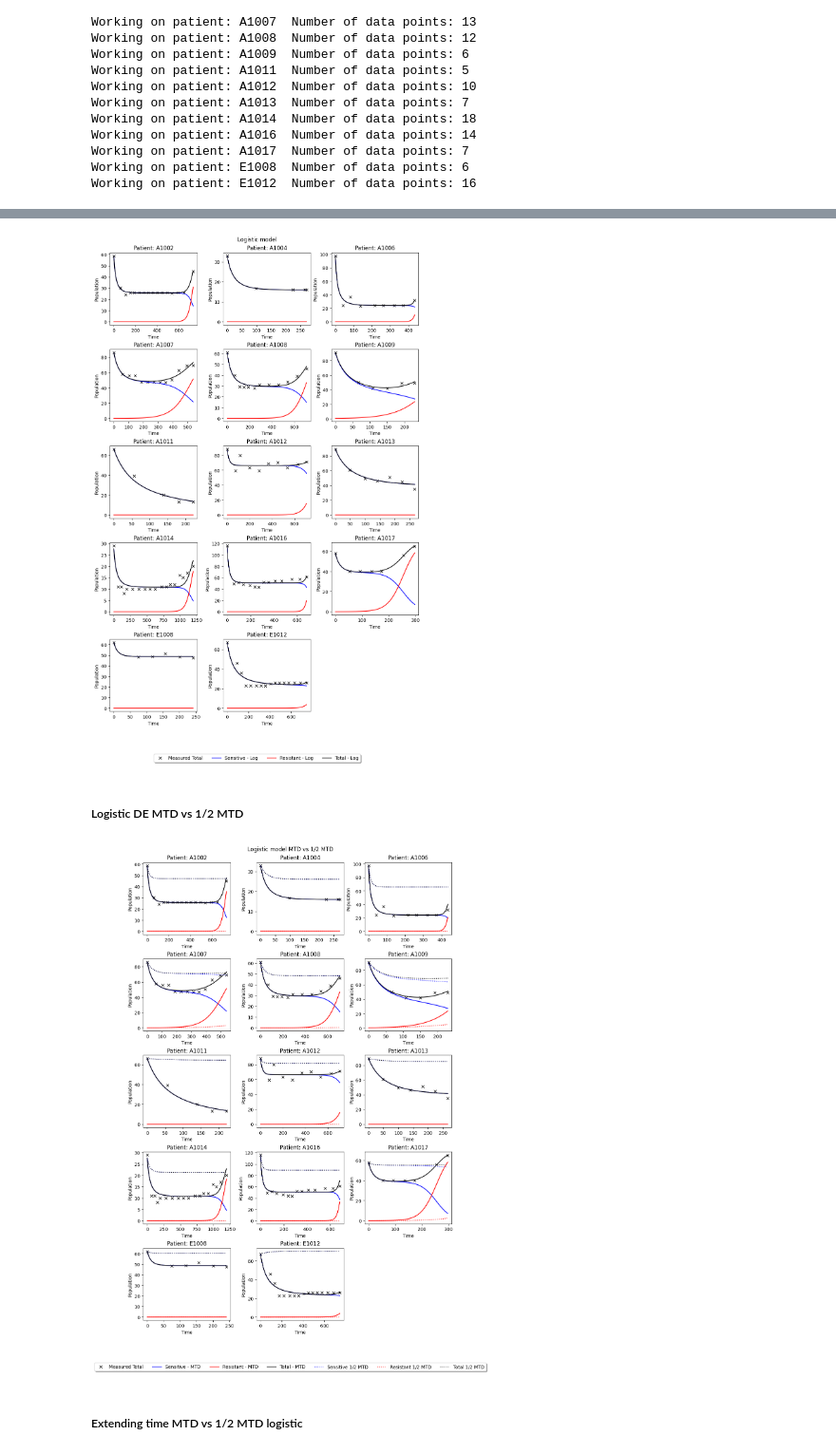
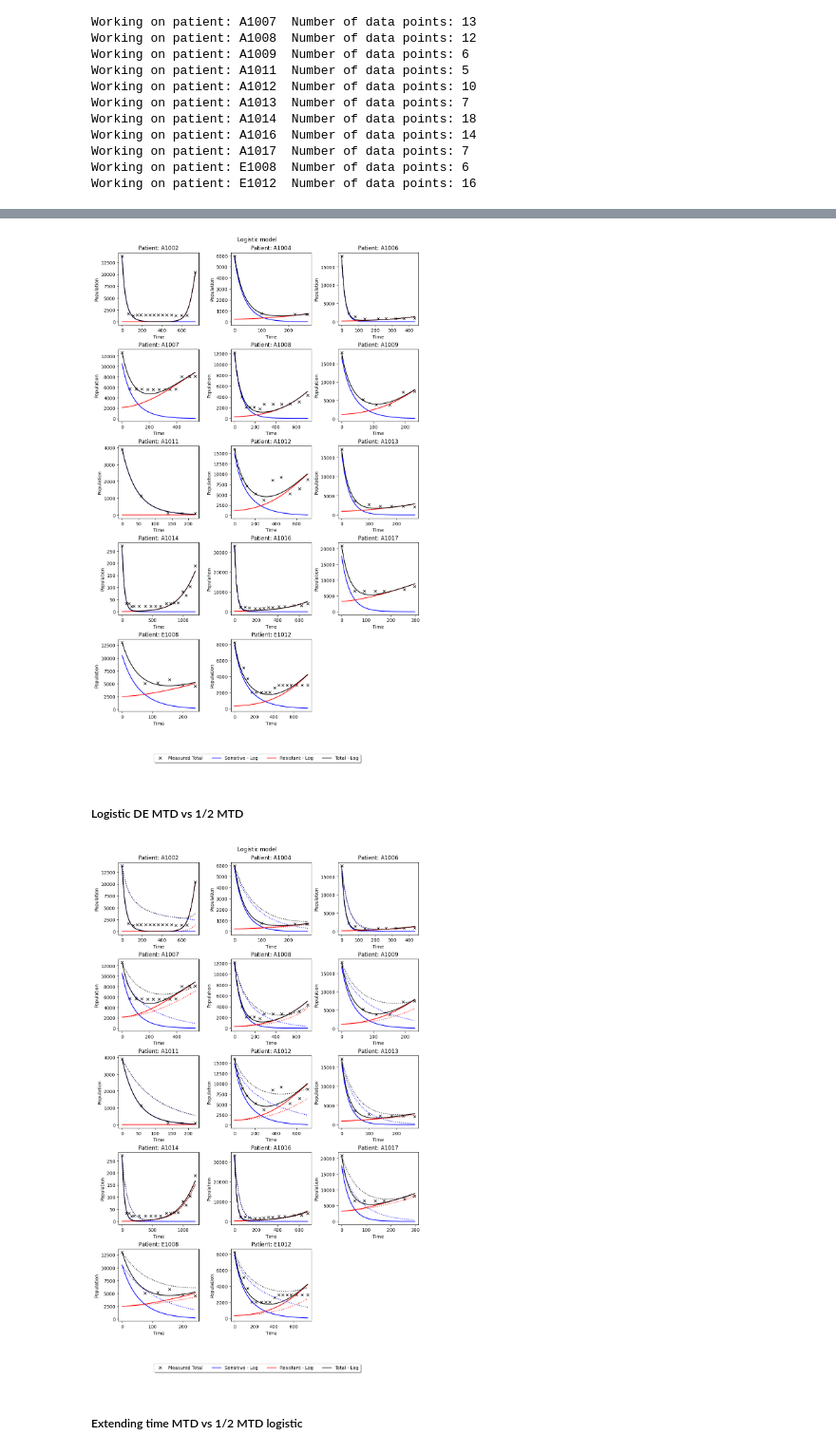
Before and after one commit to hkailas/Erlotinib, a Jupyter notebook: Erlotinib_predictions.ipynb, the cells around one changed output, grey strips where cells are left out. Shown at 95% size. Saved outputs shown, nothing was run; the diff lists cells and outputs as text; code cells hidden in the pictures.

```diff
--- a/Erlotinib_predictions.ipynb
+++ b/Erlotinib_predictions.ipynb
@@ -68,7 +42,8 @@ def system_ode_logistic(time, populations, params):
 
 # Cost function
 def cost_func_logistic(params, time, data):
-    initial_populations = params[3:]
+    # initial_populations = params[3:]
+    initial_populations = [params[3], data[0]-params[3]]
     tspan = [days[0], days[-1]]
 
     pred_data_log = solve_ivp(system_ode_logistic, tspan, initial_populations,
@@ -206,12 +74,12 @@ master_dictionary = {} # dictionary to store the optimized parameters for each p
 for id in unique_IDs:
 
     days = df.days[df.ID == id].tolist()
-    data = df.sum_tumor_lengths[df.ID == id].tolist()
+    data = df.Sum_tumor_volume[df.ID == id].tolist()
     max_value = max(data[0], data[-1])
 
     print("Working on patient:", id, " Number of data points:", len(days))
-    #bounds = [(3e-2, 3e-1), (1.1*max_value, 2*max_value), (1e-2, 1e-1),(0, data[0]), (0, 3*data[0])] # r, K, kd, spop, rpop
-    bounds = [(5e-3, 3e-1), (1.1*max_value, 2*max_value), (1e-2, 1e-1),(0, data[0]-1e-3)] # r, K, kd, spop0, rpop0
+    #bounds = [(3e-2, 3e-1), (1.1*max_value, 2*max_value), (1e-2, 1e-1),(0, data[0]) # r, K, kd, spop, rpop
+    bounds = [(5e-3, 3e-1), (1.1*max_value, 2*max_value), (1e-2, 1e-1),(0, data[0]-1e-3)] # r, K, kd, spop0,
 
 
     # Use differential_evolution to perform a random search
@@ -264,11 +132,11 @@ fig, axs = plt.subplots(nrows, ncols, figsize=(10, 15), constrained_layout=True)
 for index, id in enumerate(unique_IDs, start=0):
     #print("Patient:", id, " Optimal parameters: ", master_dictionary[id])
     days = df.days[df.ID == id].tolist()
-    data = df.sum_tumor_lengths[df.ID == id].tolist()
+    data = df.Sum_tumor_volume[df.ID == id].tolist()
     tspan = np.linspace(0, days[-1], 300)
 
     optimal_params_log = master_dictionary[id]
-    init_populations_log = optimal_params_log[3:-1]
+    init_populations_log = [optimal_params_log[3], data[0]-optimal_params_log[3]]
 
     pred_data_log = solve_ivp(system_ode_logistic, [0,days[-1]],
                             init_populations_log, dense_output=True,
@@ -277,9 +145,6 @@ for index, id in enumerate(unique_IDs, start=0):
 
 #plotting
     ax = axs.flatten()[(index)%len(unique_IDs)]
-    days = df.days[df.ID == id].tolist()
-    data = df.sum_tumor_lengths[df.ID == id].tolist()
-    tspan = np.linspace(0, days[-1], 300)
 
     ax.plot(days, data, 'kx', label='Measured Total') # plot data points
     ax.plot(tspan, pred_data_log.sol(tspan)[0], 'b-', label='Sensitive - Log') # plot logistic model
@@ -302,12 +167,10 @@ fancybox=True, shadow=True, ncol=7)
 fig.suptitle('Logistic model')
 plt.show()
 # %% [output]
-[figure, old version]
+[figure, new version]
 # %% [markdown]
 ##### Logistic DE MTD vs 1/2 MTD
 # %%
-# Make a deep copy of master_dictionary to change medication parameters in
-
 master_dictionary_copy = copy.deepcopy(master_dictionary) # deep to create a copy that can be changed
 for key in master_dictionary_copy:
     master_dictionary_copy[key][2] *= 0.5
@@ -318,67 +181,62 @@ ncols = 3
 nrows = np.ceil(n / ncols).astype(int)
 fig, axs = plt.subplots(nrows, ncols, figsize=(10, 15), constrained_layout=True)
 
-# fitting data for parameters with half medication
+# fitting data
 for index, id in enumerate(unique_IDs, start=0):
-
+    #print("Patient:", id, " Optimal parameters: ", master_dictionary[id])
     days = df.days[df.ID == id].tolist()
-    data = df.sum_tumor_lengths[df.ID == id].tolist()
+    data = df.Sum_tumor_volume[df.ID == id].tolist()
     tspan = np.linspace(0, days[-1], 300)
 
-    ### optimal params original medication
     optimal_params_log = master_dictionary[id]
-    init_populations_log = optimal_params_log[3:-1]
+    init_populations_log = [optimal_params_log[3], data[0]-optimal_params_log[3]]
 
     pred_data_log = solve_ivp(system_ode_logistic, [0,days[-1]],
-                            init_populations_log, dense_output=True, max_step=1e-2,
+                            init_populations_log, dense_output=True,
                             args = tuple([optimal_params_log[:3]]))
     sum_pops_log = np.sum(pred_data_log.sol(tspan), axis=0)
 
-    ### optimal params 1/2 medication
-    optimal_params_log_half = master_dictionary_copy[id] # use parameters with 1/2 medication
-    init_populations_log_half = optimal_params_log_half[3:-1]
+# half dose
+    optimal_params_half = master_dictionary_copy[id]
+    init_populations_half = [optimal_params_half[3], data[0]-optimal_params_log[3]]
 
-    pred_data_log_half = solve_ivp(system_ode_logistic, [0,days[-1]],
-                            init_populations_log_half, dense_output=True, max_step = 1e-2,
-                            args = tuple([optimal_params_log_half[:3]]))
-    sum_pops_log_half = np.sum(pred_data_log_half.sol(tspan), axis=0)
+    pred_data_half = solve_ivp(system_ode_logistic, [0,days[-1]],
+                            init_populations_half, dense_output=True,
+                            args = tuple([optimal_params_half[:3]]))
+    sum_pops_half = np.sum(pred_data_half.sol(tspan), axis=0)
+
+
 
 #plotting
     ax = axs.flatten()[(index)%len(unique_IDs)]
-    ax.plot(days, data, 'kx', label='Measured Total')
-    # plot with full medication
+
+    ax.plot(days, data, 'kx', label='Measured Total') # plot data points
     ax.plot(tspan, pred_data_log.sol(tspan)[0], 'b-', label='Sensitive - Log') # plot logistic model
     ax.plot(tspan, pred_data_log.sol(tspan)[1], 'r-', label='Resistant - Log')
     ax.plot(tspan, sum_pops_log, 'k-', label='Total - Log')
 
-    # plot with half medication
-    ax.plot(tspan, pred_data_log_half.sol(tspan)[0], 'b:', label='Sensitive - Log')
-    ax.plot(tspan, pred_data_log_half.sol(tspan)[1], 'r:', label='Resistant - Log')
-    ax.plot(tspan, sum_pops_log_half, 'k:', label='Total - Log')
-
-    #set axis labels
+     # plot with half medication
+    ax.plot(tspan, pred_data_half.sol(tspan)[0], 'b:', label='Sensitive 0.5*MTD')
+    ax.plot(tspan, pred_data_half.sol(tspan)[1], 'r:', label='Resistant 0.5*MTD')
+    ax.plot(tspan, sum_pops_half, 'k:', label='Total 0.5*MTD')
     ax.set_xlabel('Time')
     ax.set_ylabel('Population')
     ax.set_title(f'Patient: {id}')
 
 for i in range(index+1, nrows*ncols):
     axs.flatten()[i].axis('off') #hide empty subplots
 
 legend_elements = [Line2D([0], [0], marker='x', color='k', label='Measured Total', linestyle='None'),
-                   Line2D([0], [0], color='b', label='Sensitive - MTD'),
-                   Line2D([0], [0], color='r', label='Resistant - MTD'),
-                   Line2D([0], [0], color='k',label='Total - MTD'),
-                   Line2D([0], [0], color='b', linestyle=':', label='Sensitive 1/2 MTD'),
-                   Line2D([0], [0], color='r', linestyle=':', label='Resistant 1/2 MTD'),
-                   Line2D([0], [0], color='k', linestyle= ':' ,label='Total 1/2 MTD')]
-
+                   Line2D([0], [0], color='b', label='Sensitive - Log'),
+                   Line2D([0], [0], color='r', label='Resistant - Log'),
+                   Line2D([0], [0], color='k', linestyle= '-' ,label='Total - Log'),]
 
 fig.legend(handles=legend_elements, loc='upper center', bbox_to_anchor=(0.5, -0.05),
 fancybox=True, shadow=True, ncol=7)
-fig.suptitle('Logistic model MTD vs 1/2 MTD')
+fig.suptitle('Logistic model')
 plt.show()
 # %% [output]
-[figure, old version]
+[figure, new version]
 # %% [markdown]
 ##### Extending time MTD vs 1/2 MTD logistic
 # %%
```
Also changed, not shown: parts of 10 cells of this notebook, 1 other file.
